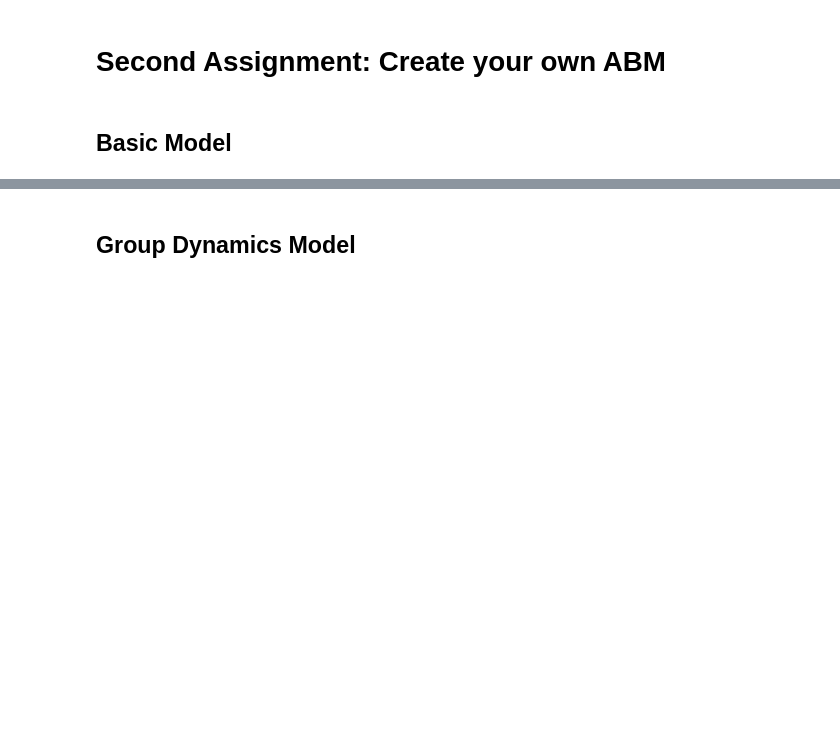
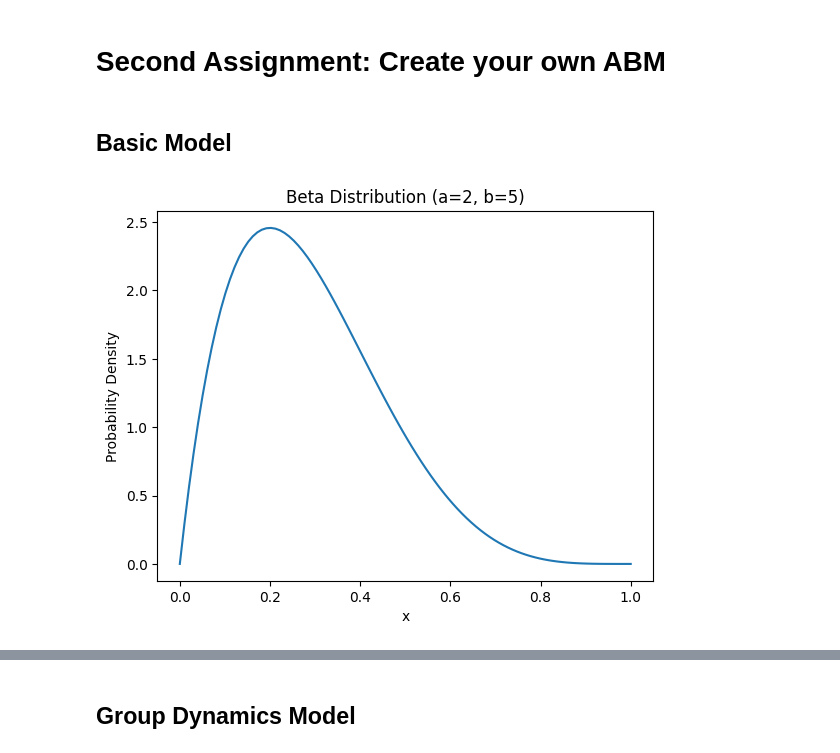
Before and after one commit to lvyvey/Overpoort, a Jupyter notebook: Overpoort.ipynb, the cells around one changed output, grey strips where cells are left out. Saved outputs shown, nothing was run; the diff lists cells and outputs as text; code cells hidden in the pictures; blank space fills up the shorter version.

```diff
--- a/Overpoort.ipynb
+++ b/Overpoort.ipynb
@@ -2,3 +2,24 @@
 # Second Assignment: Create your own ABM
 # %% [markdown]
 ## Basic Model
+# %%
+# Plot a beta distribution with a = 2, b = 5
+import numpy as np
+import matplotlib.pyplot as plt
+from scipy.stats import beta
+# Parameters for the beta distribution
+a = 2
+b = 5
+# Generate x values from 0 to 1
+x = np.linspace(0, 1, 100)
+# Calculate the PDF of the beta distribution
+y = beta.pdf(x, a, b)
+# Create the plot
+plt.plot(x, y, '-', label=f'Beta({a}, {b})')
+plt.title('Beta Distribution (a=2, b=5)')
+plt.xlabel('x')
+plt.ylabel('Probability Density')
+# Show the plot
+plt.show()
+# %% [output]
+[figure, added]
```
Also changed, not shown: parts of 3 cells of this notebook, 6 other files.
